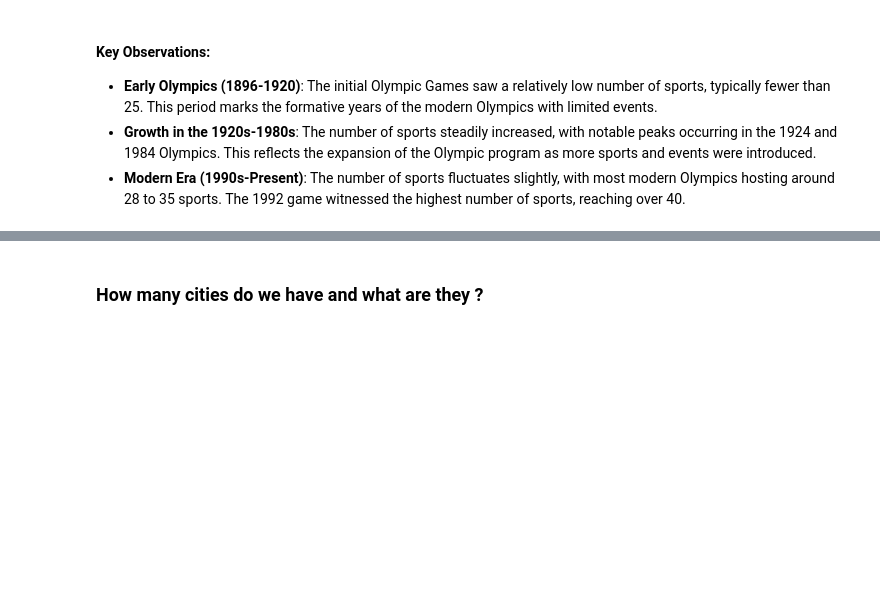
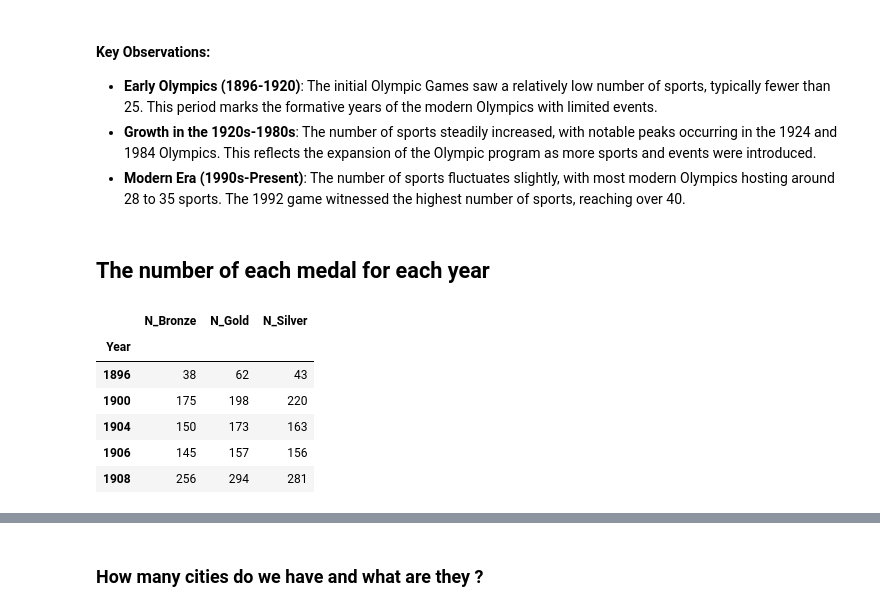
Before and after one commit to BassamSaleh99/Olympic-EDA, a Jupyter notebook: Olympic-EDA.ipynb, the cells around one changed output, grey strips where cells are left out. Drawn from its saved outputs; the diff is of its cells as text; code cells hidden in the pictures; blank space fills up the shorter version.

```diff
--- a/Olympic-EDA.ipynb
+++ b/Olympic-EDA.ipynb
@@ -396,3 +396,17 @@ plt.show()
 - **Early Olympics (1896-1920)**: The initial Olympic Games saw a relatively low number of sports, typically fewer than 25. This period marks the formative years of the modern Olympics with limited events.
 - **Growth in the 1920s-1980s**: The number of sports steadily increased, with notable peaks occurring in the 1924 and 1984 Olympics. This reflects the expansion of the Olympic program as more sports and events were introduced.
 - **Modern Era (1990s-Present)**: The number of sports fluctuates slightly, with most modern Olympics hosting around 28 to 35 sports. The 1992 game witnessed the highest number of sports, reaching over 40.
+# %% [markdown]
+## The number of each medal for each year
+# %%
+num_medal_each_year = df.groupby(['Year', 'Medal']).size().unstack()
+num_medal_each_year.columns = ['N_' + col for col in num_medal_each_year.columns]
+num_medal_each_year.head()
+# %% [output]
+|  | N_Bronze | N_Gold | N_Silver |
+| Year |  |  |  |
+| 1896 | 38 | 62 | 43 |
+| 1900 | 175 | 198 | 220 |
+| 1904 | 150 | 173 | 163 |
+| 1906 | 145 | 157 | 156 |
+| 1908 | 256 | 294 | 281 |
```
Also changed, not shown: parts of 4 cells of this notebook.
